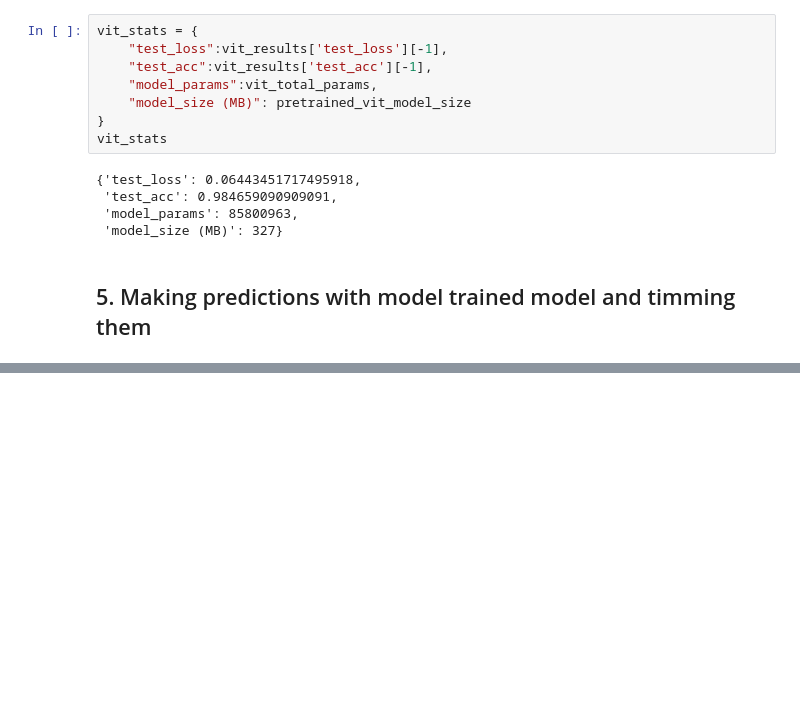
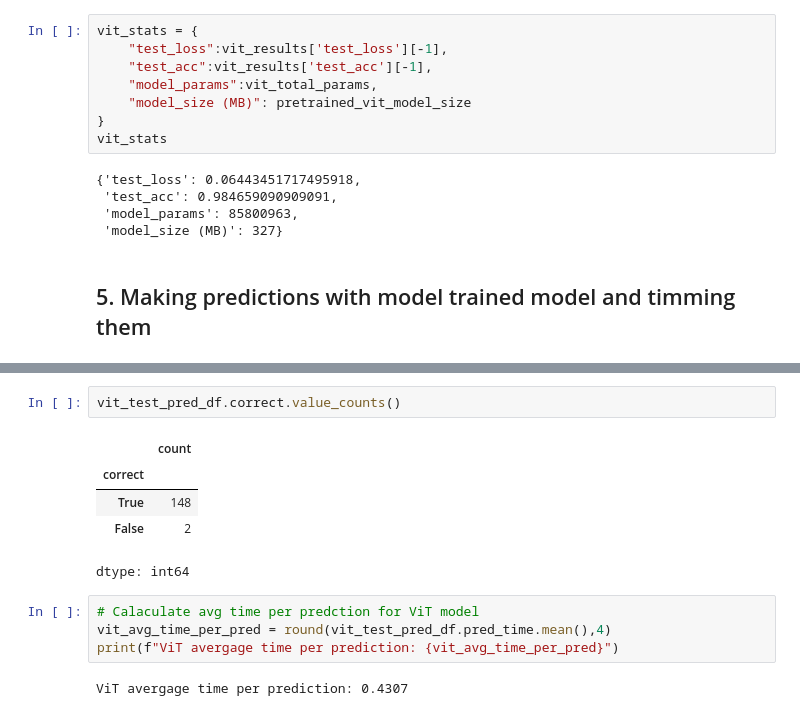
Before and after one commit to dileep9968/pytorch, a Jupyter notebook: 09_pytorch_model_deployment.ipynb, the cells around one changed output, grey strips where cells are left out. Cells and saved outputs as stored; diff of their text form; blank space fills up the shorter version.

```diff
--- a/09_pytorch_model_deployment.ipynb
+++ b/09_pytorch_model_deployment.ipynb
@@ -345,0 +501,14 @@ vit_stats
+# %%
+vit_test_pred_df.correct.value_counts()
+# %% [output]
+|  | count |
+| correct |  |
+| True | 148 |
+| False | 2 |
+dtype: int64
+# %%
+# Calaculate avg time per predction for ViT model
+vit_avg_time_per_pred = round(vit_test_pred_df.pred_time.mean(),4)
+print(f"ViT avergage time per prediction: {vit_avg_time_per_pred}")
+# %% [output]
+ViT avergage time per prediction: 0.4307
```
Also changed, not shown: parts of 13 cells of this notebook.
